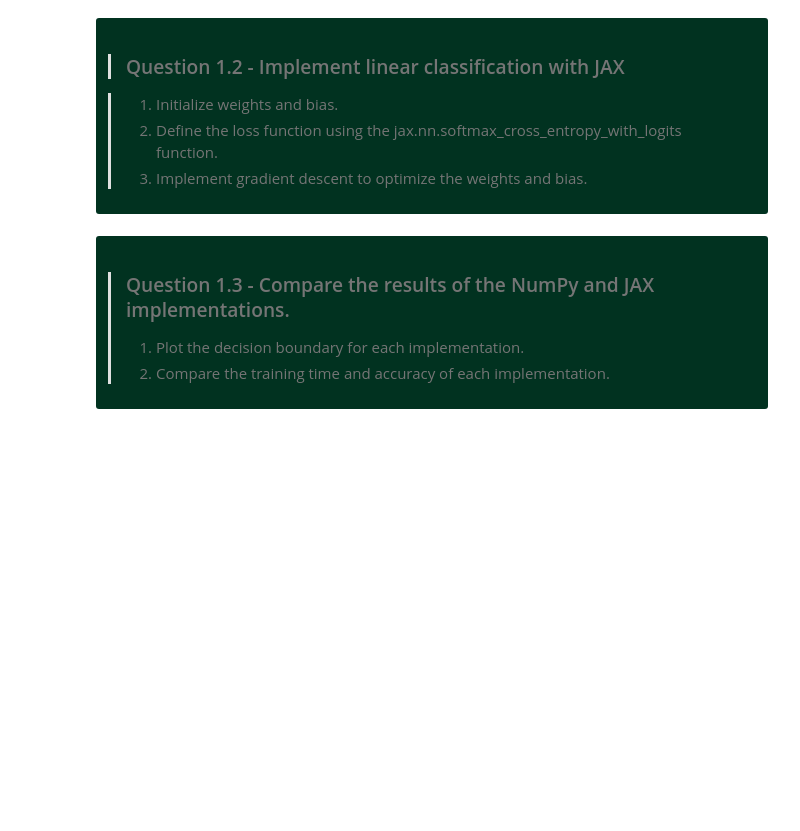
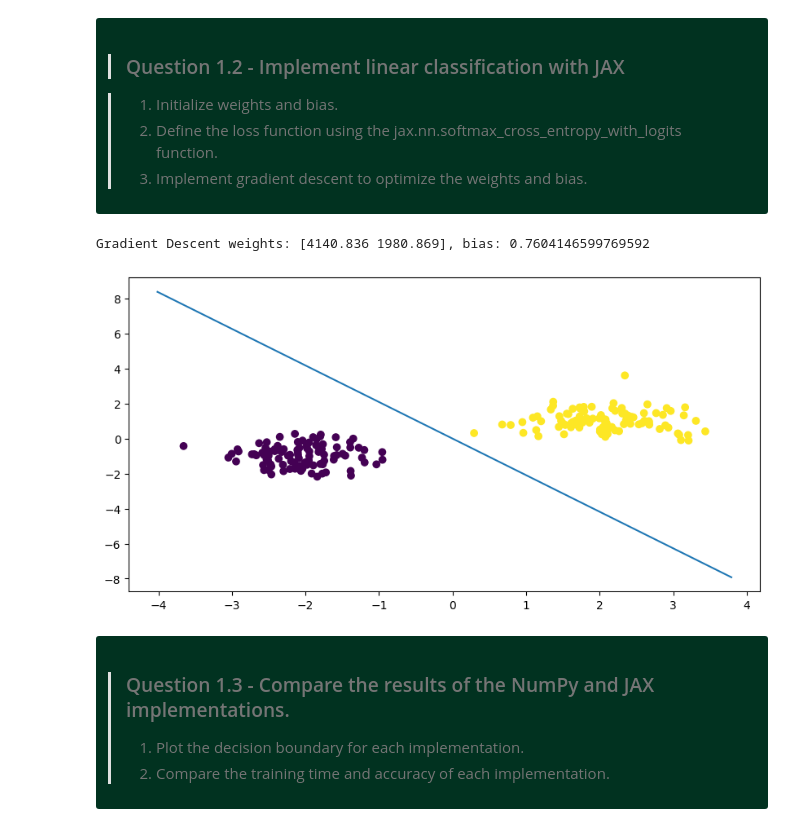
Before and after one commit to kjle/ATIAM-Promo-2025, a Jupyter notebook: ATIAM-IM-ML-main/01a_machine_learning.ipynb, the cells around one changed output. Cells and saved outputs as stored; diff of their text form; code cells hidden in the pictures; blank space fills up the shorter version.

```diff
--- a/ATIAM-IM-ML-main/01a_machine_learning.ipynb
+++ b/ATIAM-IM-ML-main/01a_machine_learning.ipynb
@@ -793,6 +768,30 @@ BokehModel(combine_events=True, render_bundle={'docs_json': {'db2ce066-4b56-4c36
 > 3. Implement gradient descent to optimize the weights and bias.
 
 </div>
+# %%
+import jax.numpy as jnp
+from optax import softmax_cross_entropy
+
+def jloss_function(x, y, w, b):
+    y_pred = jnp.dot(x, w) + b
+    return softmax_cross_entropy(y_pred, y)
+
+grad_loss_function = jit(grad(loss_function, argnums=[2, 3], allow_int=True))
+
+def jgradient_descent(x, y, lr=0.01, n_iter=1000):
+    w = np.random.randn(2)
+    b = np.random.randn()
+    loss_history = []
+    for _ in range(n_iter):
+        gradients = grad_loss_function(x, y, w, b)
+        # print(gradients[0])
+        w -= lr * gradients[0]
+        b -= lr * gradients[1]
+        loss_history.append(loss_function(x, y, w, b))
+    return w, b, loss_history
+# %% [output]
+Gradient Descent weights: [4140.836 1980.869], bias: 0.7604146599769592
+[figure, added]
 # %% [markdown]
 <div class="alert alert-success" markdown="1" style="color:white; background-color: #013220; border-color: #03C03C">
 
```
Also changed, not shown: parts of 20 cells of this notebook.
